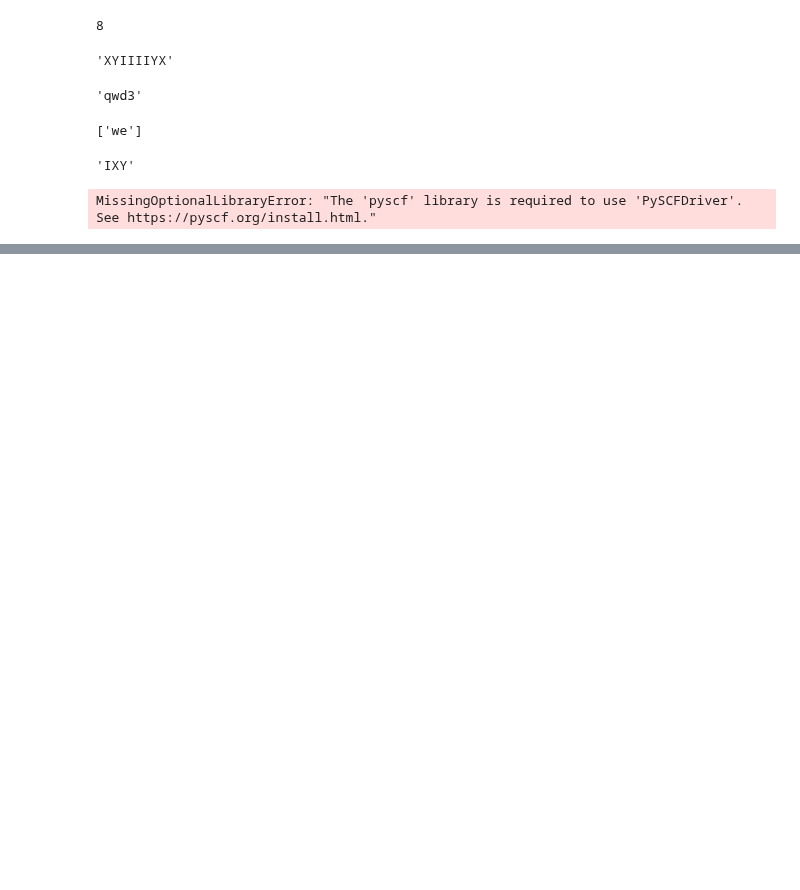
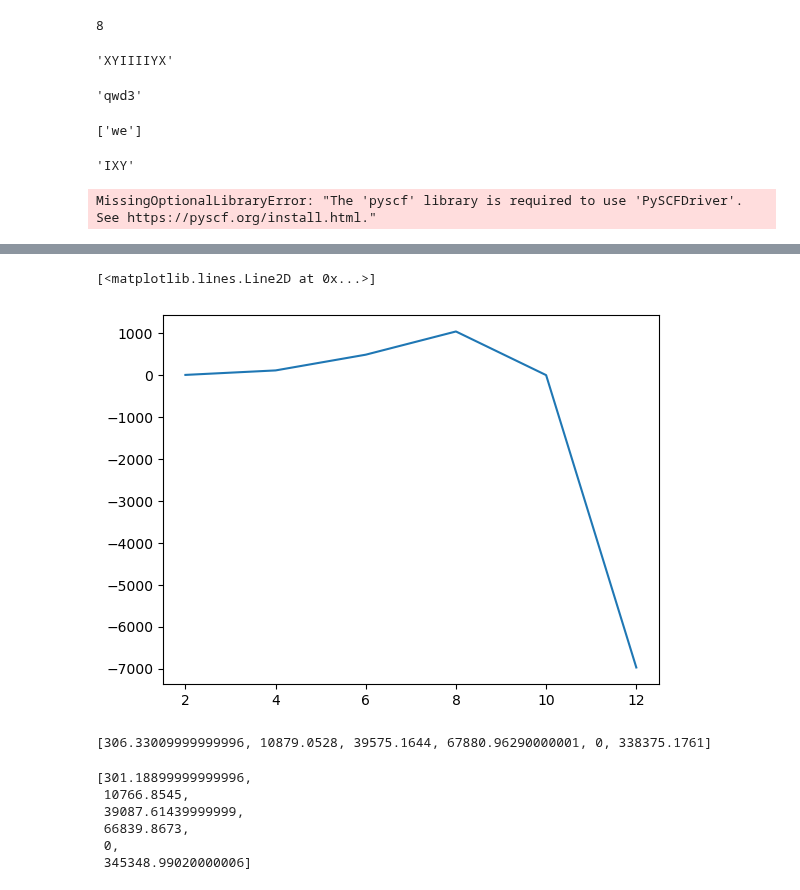
Before and after one commit to chichun-chen/Measurement_Memory, a Jupyter notebook: Numerical experments.ipynb, the cells around one changed output, grey strips where cells are left out. Drawn from its saved outputs; the diff is of its cells as text; code cells hidden in the pictures; blank space fills up the shorter version.

```diff
--- a/Numerical experments.ipynb
+++ b/Numerical experments.ipynb
@@ -660,0 +730,25 @@ MissingOptionalLibraryError: "The 'pyscf' library is required to use 'PySCFDrive
+# %%
+#plt.plot(Nm, Mol_normal)
+#plt.plot(Nm, Mol_MM)
+
+S = []
+for i in range(6):
+    S.append(Mol_normal[i]-Mol_MM[i])
+
+plt.plot(Nm, S)
+# %% [output]
+[<matplotlib.lines.Line2D at 0x...>]
+[figure, added]
+# %%
+Mol_normal
+# %% [output]
+[306.33009999999996, 10879.0528, 39575.1644, 67880.96290000001, 0, 338375.1761]
+# %%
+Mol_MM
+# %% [output]
+[301.18899999999996,
+ 10766.8545,
+ 39087.61439999999,
+ 66839.8673,
+ 0,
+ 345348.99020000006]
```
Also changed, not shown: parts of 3 cells of this notebook, 57 other files.
